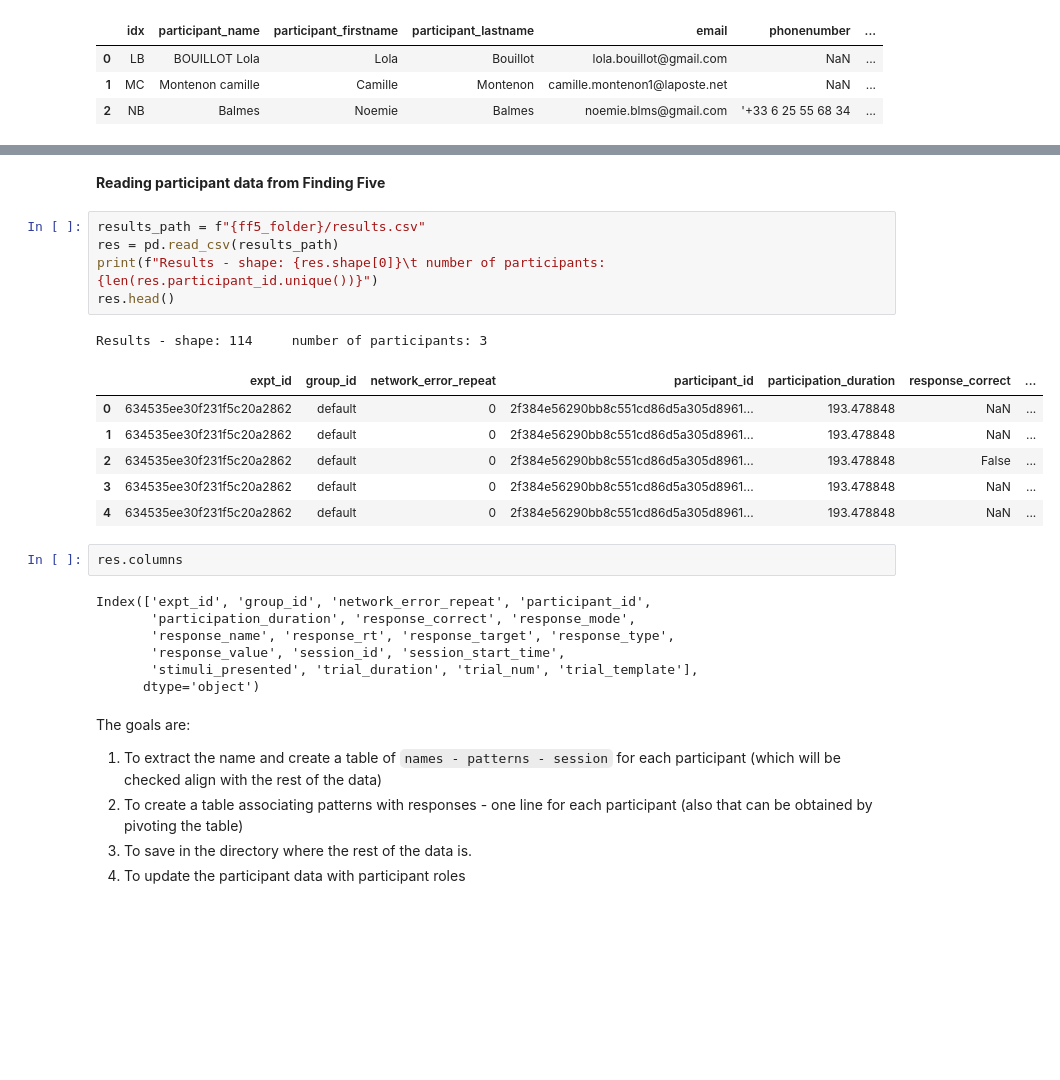
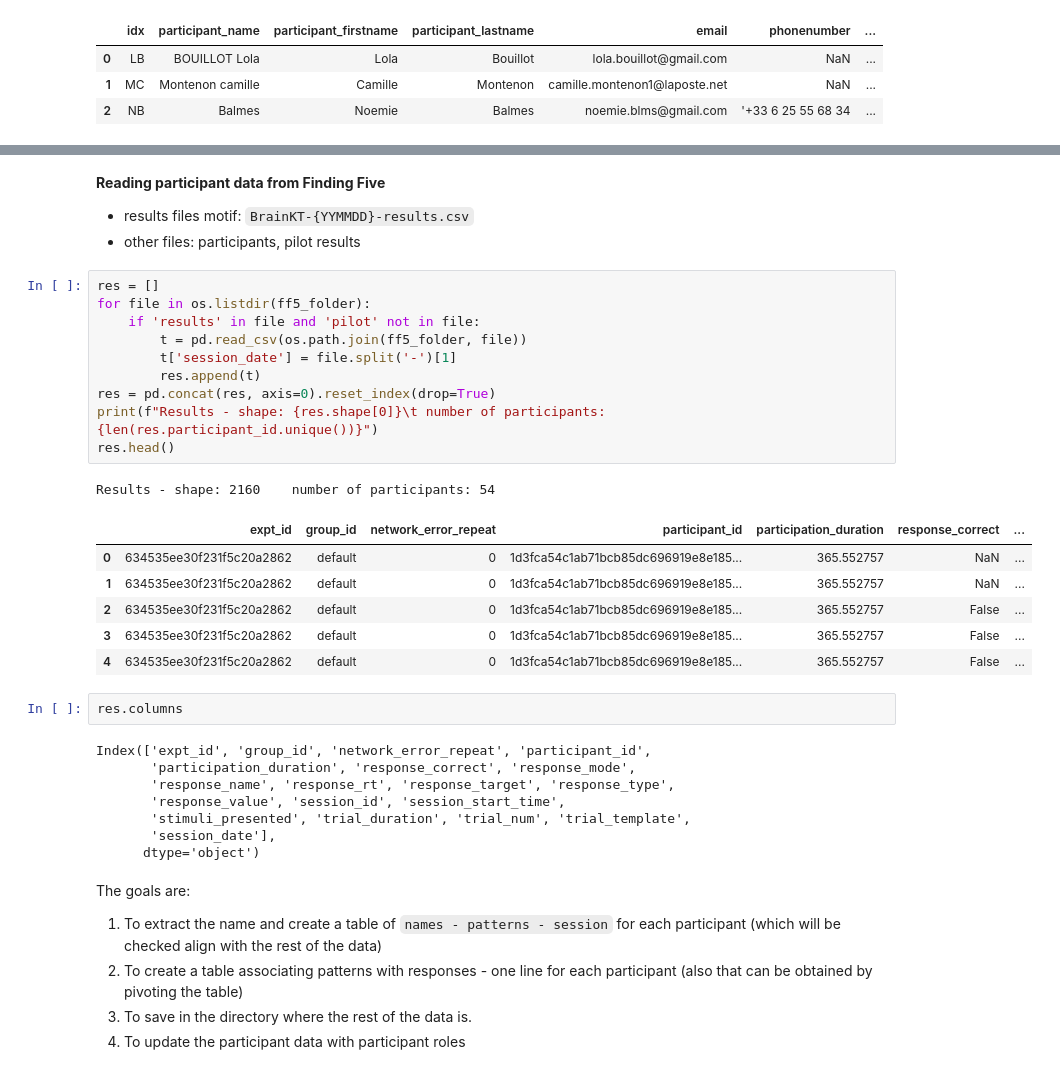
Before and after one commit to ejmaes/brainkt-expe, a Jupyter notebook: notebooks/ff5-parse-results.ipynb, the cells around one changed output, grey strips where cells are left out. Drawn from its saved outputs; the diff is of its cells as text; blank space fills up the shorter version.

```diff
--- a/notebooks/ff5-parse-results.ipynb
+++ b/notebooks/ff5-parse-results.ipynb
@@ -87,18 +163,25 @@ part.head(3)
 # %% [markdown]
 **Reading participant data from Finding Five**
+* results files motif: `BrainKT-{YYMMDD}-results.csv`
+* other files: participants, pilot results
 # %%
-results_path = f"{ff5_folder}/results.csv"
-res = pd.read_csv(results_path)
+res = []
+for file in os.listdir(ff5_folder):
+    if 'results' in file and 'pilot' not in file:
+        t = pd.read_csv(os.path.join(ff5_folder, file))
+        t['session_date'] = file.split('-')[1]
+        res.append(t)
+res = pd.concat(res, axis=0).reset_index(drop=True)
 print(f"Results - shape: {res.shape[0]}\t number of participants: {len(res.participant_id.unique())}")
 res.head()
 # %% [output]
-Results - shape: 114     number of participants: 3
+Results - shape: 2160    number of participants: 54
 |  | expt_id | group_id | network_error_repeat | participant_id | participation_duration | response_correct | ... |
-| 0 | 634535ee30f231f5c20a2862 | default | 0 | 2f384e56290bb8c551cd86d5a305d8961... | 193.478848 | NaN | ... |
-| 1 | 634535ee30f231f5c20a2862 | default | 0 | 2f384e56290bb8c551cd86d5a305d8961... | 193.478848 | NaN | ... |
-| 2 | 634535ee30f231f5c20a2862 | default | 0 | 2f384e56290bb8c551cd86d5a305d8961... | 193.478848 | False | ... |
-| 3 | 634535ee30f231f5c20a2862 | default | 0 | 2f384e56290bb8c551cd86d5a305d8961... | 193.478848 | NaN | ... |
-| 4 | 634535ee30f231f5c20a2862 | default | 0 | 2f384e56290bb8c551cd86d5a305d8961... | 193.478848 | NaN | ... |
+| 0 | 634535ee30f231f5c20a2862 | default | 0 | 1d3fca54c1ab71bcb85dc696919e8e185... | 365.552757 | NaN | ... |
+| 1 | 634535ee30f231f5c20a2862 | default | 0 | 1d3fca54c1ab71bcb85dc696919e8e185... | 365.552757 | NaN | ... |
+| 2 | 634535ee30f231f5c20a2862 | default | 0 | 1d3fca54c1ab71bcb85dc696919e8e185... | 365.552757 | False | ... |
+| 3 | 634535ee30f231f5c20a2862 | default | 0 | 1d3fca54c1ab71bcb85dc696919e8e185... | 365.552757 | False | ... |
+| 4 | 634535ee30f231f5c20a2862 | default | 0 | 1d3fca54c1ab71bcb85dc696919e8e185... | 365.552757 | False | ... |
 # %%
 res.columns
 # %% [output]
@@ -106,7 +189,8 @@ Index(['expt_id', 'group_id', 'network_error_repeat', 'participant_id',
        'participation_duration', 'response_correct', 'response_mode',
        'response_name', 'response_rt', 'response_target', 'response_type',
        'response_value', 'session_id', 'session_start_time',
-       'stimuli_presented', 'trial_duration', 'trial_num', 'trial_template'],
+       'stimuli_presented', 'trial_duration', 'trial_num', 'trial_template',
+       'session_date'],
       dtype='object')
 # %% [markdown]
 The goals are:
```
Also changed, not shown: parts of 35 cells of this notebook, 2 other files.
